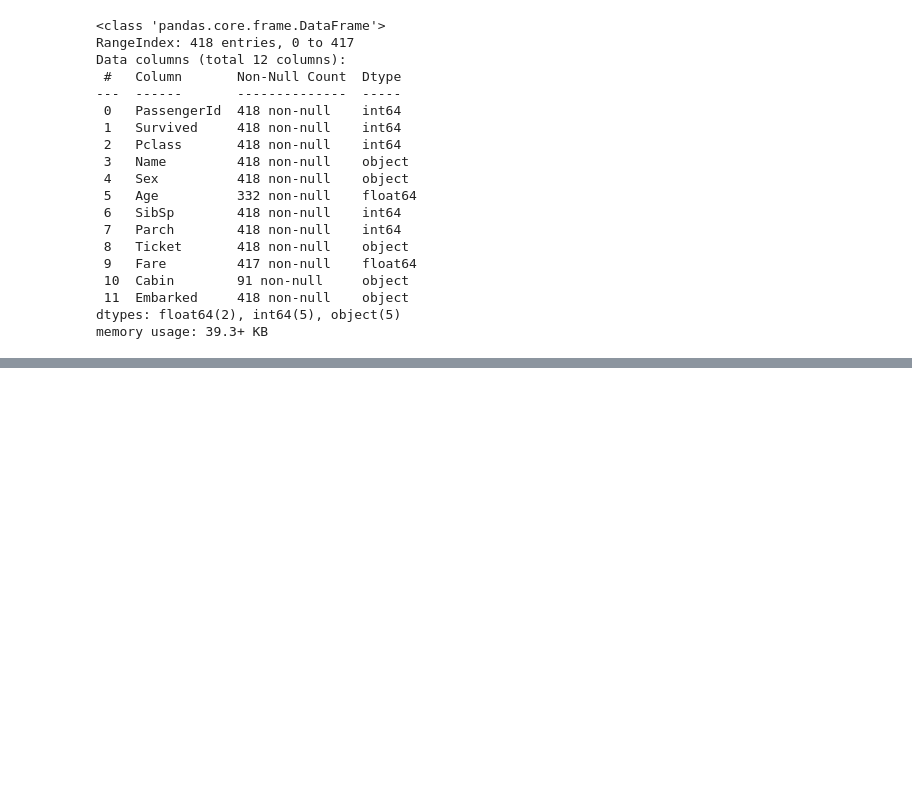
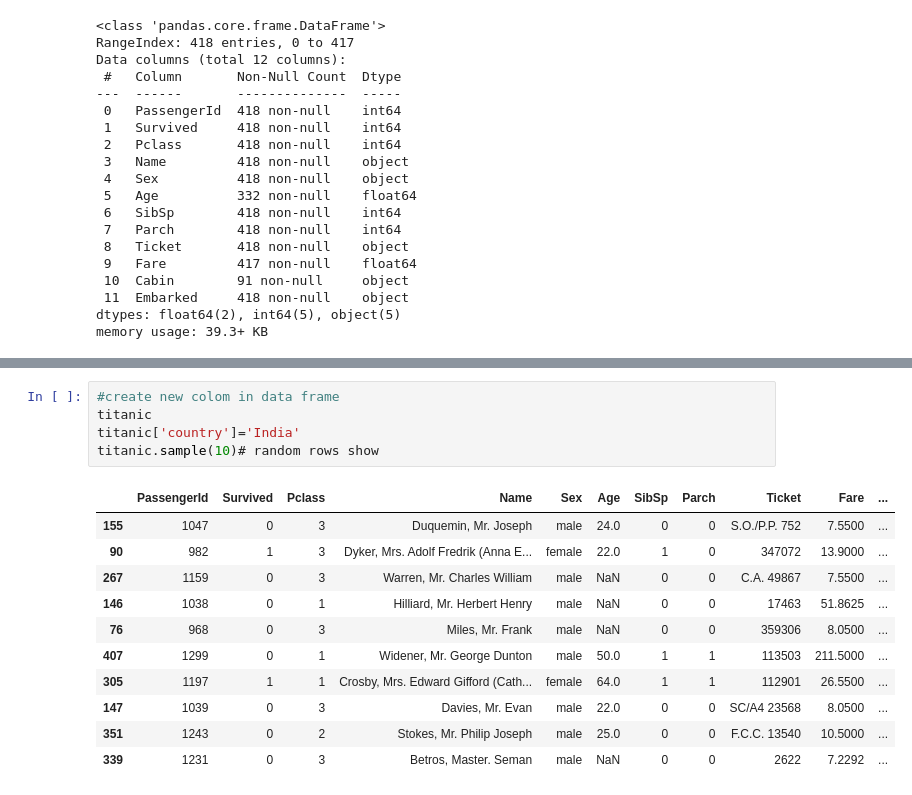
Before and after one commit to raaaj1903/Python-ML-Training, a Jupyter notebook: pandas/practicepanda.ipynb, the cells around one changed output, grey strips where cells are left out. Cells and saved outputs as stored; diff of their text form; blank space fills up the shorter version.

```diff
--- a/pandas/practicepanda.ipynb
+++ b/pandas/practicepanda.ipynb
@@ -215,0 +392,17 @@ titanic.describe()
+# %%
+#create new colom in data frame
+titanic
+titanic['country']='India'
+titanic.sample(10)# random rows show
+# %% [output]
+|  | PassengerId | Survived | Pclass | Name | Sex | Age | SibSp | Parch | Ticket | Fare | ... |
+| 155 | 1047 | 0 | 3 | Duquemin, Mr. Joseph | male | 24.0 | 0 | 0 | S.O./P.P. 752 | 7.5500 | ... |
+| 90 | 982 | 1 | 3 | Dyker, Mrs. Adolf Fredrik (Anna E... | female | 22.0 | 1 | 0 | 347072 | 13.9000 | ... |
+| 267 | 1159 | 0 | 3 | Warren, Mr. Charles William | male | NaN | 0 | 0 | C.A. 49867 | 7.5500 | ... |
+| 146 | 1038 | 0 | 1 | Hilliard, Mr. Herbert Henry | male | NaN | 0 | 0 | 17463 | 51.8625 | ... |
+| 76 | 968 | 0 | 3 | Miles, Mr. Frank | male | NaN | 0 | 0 | 359306 | 8.0500 | ... |
+| 407 | 1299 | 0 | 1 | Widener, Mr. George Dunton | male | 50.0 | 1 | 1 | 113503 | 211.5000 | ... |
+| 305 | 1197 | 1 | 1 | Crosby, Mrs. Edward Gifford (Cath... | female | 64.0 | 1 | 1 | 112901 | 26.5500 | ... |
+| 147 | 1039 | 0 | 3 | Davies, Mr. Evan | male | 22.0 | 0 | 0 | SC/A4 23568 | 8.0500 | ... |
+| 351 | 1243 | 0 | 2 | Stokes, Mr. Philip Joseph | male | 25.0 | 0 | 0 | F.C.C. 13540 | 10.5000 | ... |
+| 339 | 1231 | 0 | 3 | Betros, Master. Seman | male | NaN | 0 | 0 | 2622 | 7.2292 | ... |
```
Also changed, not shown: parts of 28 cells of this notebook.
